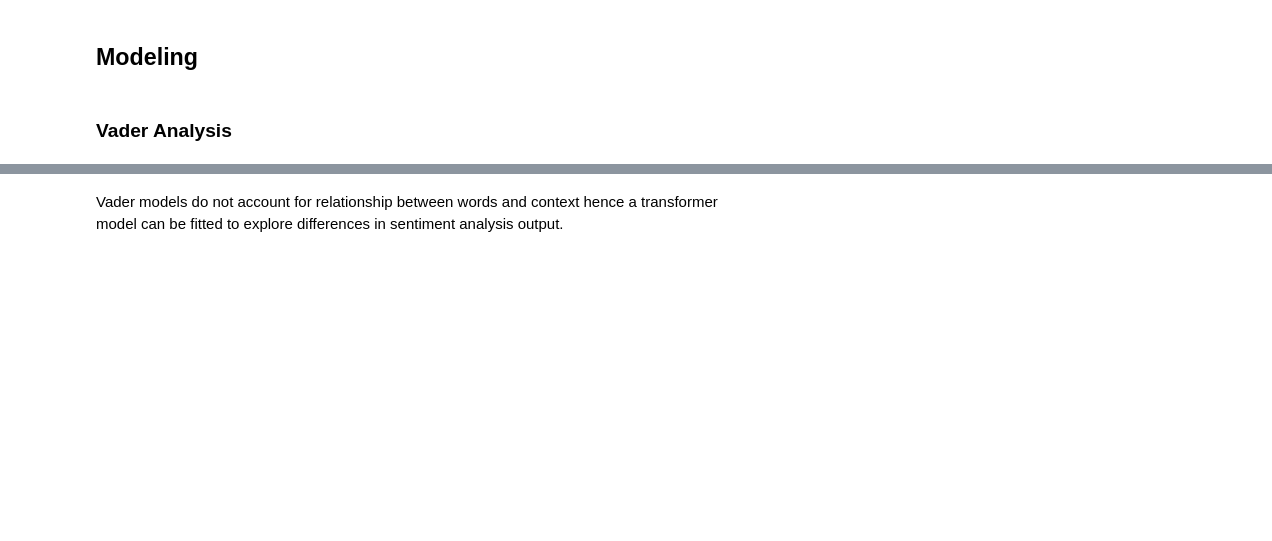
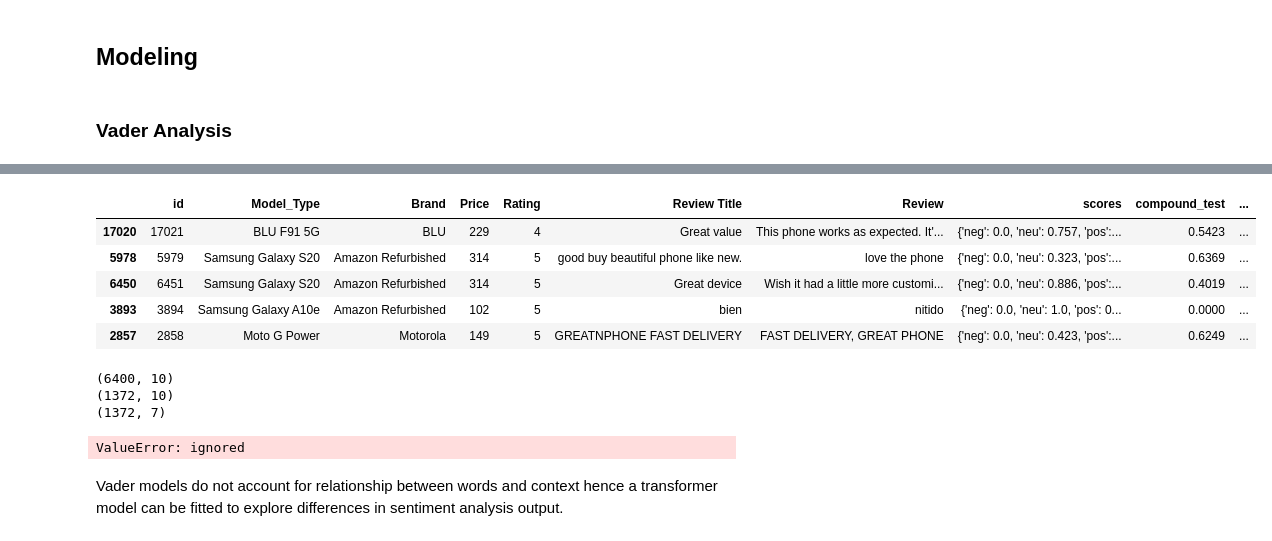
Before and after one commit to Mercy-Njambi/Mobile-Phone-Sentiment-Analysis, a Jupyter notebook: Mobile_Phone_Sentiment_Analysis.ipynb, the cells around one changed output, grey strips where cells are left out. Cells and saved outputs as stored; diff of their text form; code cells hidden in the pictures; blank space fills up the shorter version.

```diff
--- a/Mobile_Phone_Sentiment_Analysis.ipynb
+++ b/Mobile_Phone_Sentiment_Analysis.ipynb
@@ -713,3 +692,32 @@ plt.show()
+# %%
+# Evaluating the vader analysis
+
+df_test["scores"] = df_test["Review"].apply(lambda review : analyzer.polarity_scores(review))
+df_test["compound_test"] = df_test["scores"].apply(lambda score_dict :score_dict["compound"])
+df_test["test_label"] = df_test["compound_test"].apply(lambda c : "positive" if c >= 0.05 else "negative" if c <= -0.05 else "neutral")
+# %%
+df_test.head()
+# %% [output]
+|  | id | Model_Type | Brand | Price | Rating | Review Title | Review | scores | compound_test | ... |
+| 17020 | 17021 | BLU F91 5G | BLU | 229 | 4 | Great value | This phone works as expected. It'... | {'neg': 0.0, 'neu': 0.757, 'pos':... | 0.5423 | ... |
+| 5978 | 5979 | Samsung Galaxy S20 | Amazon Refurbished | 314 | 5 | good buy beautiful phone like new. | love the phone | {'neg': 0.0, 'neu': 0.323, 'pos':... | 0.6369 | ... |
+| 6450 | 6451 | Samsung Galaxy S20 | Amazon Refurbished | 314 | 5 | Great device | Wish it had a little more customi... | {'neg': 0.0, 'neu': 0.886, 'pos':... | 0.4019 | ... |
+| 3893 | 3894 | Samsung Galaxy A10e | Amazon Refurbished | 102 | 5 | bien | nitido | {'neg': 0.0, 'neu': 1.0, 'pos': 0... | 0.0000 | ... |
+| 2857 | 2858 | Moto G Power | Motorola | 149 | 5 | GREATNPHONE FAST DELIVERY | FAST DELIVERY, GREAT PHONE | {'neg': 0.0, 'neu': 0.423, 'pos':... | 0.6249 | ... |
+# %%
+print(df_train.shape)
+print(df_test.shape)
+print(df_val.shape)
+# %% [output]
+(6400, 10)
+(1372, 10)
+(1372, 7)
+# %%
+# printing a classification report
+
+print(classification_report(df_train["train_label"], df_test["test_label"]))
+# %% [output]
+ValueError: ignored
 # %% [markdown]
 Vader models do not account for relationship between words and context hence a transformer model can be fitted to explore differences in sentiment analysis output.
 # %% [markdown]
```
Also changed, not shown: parts of 28 cells of this notebook.
